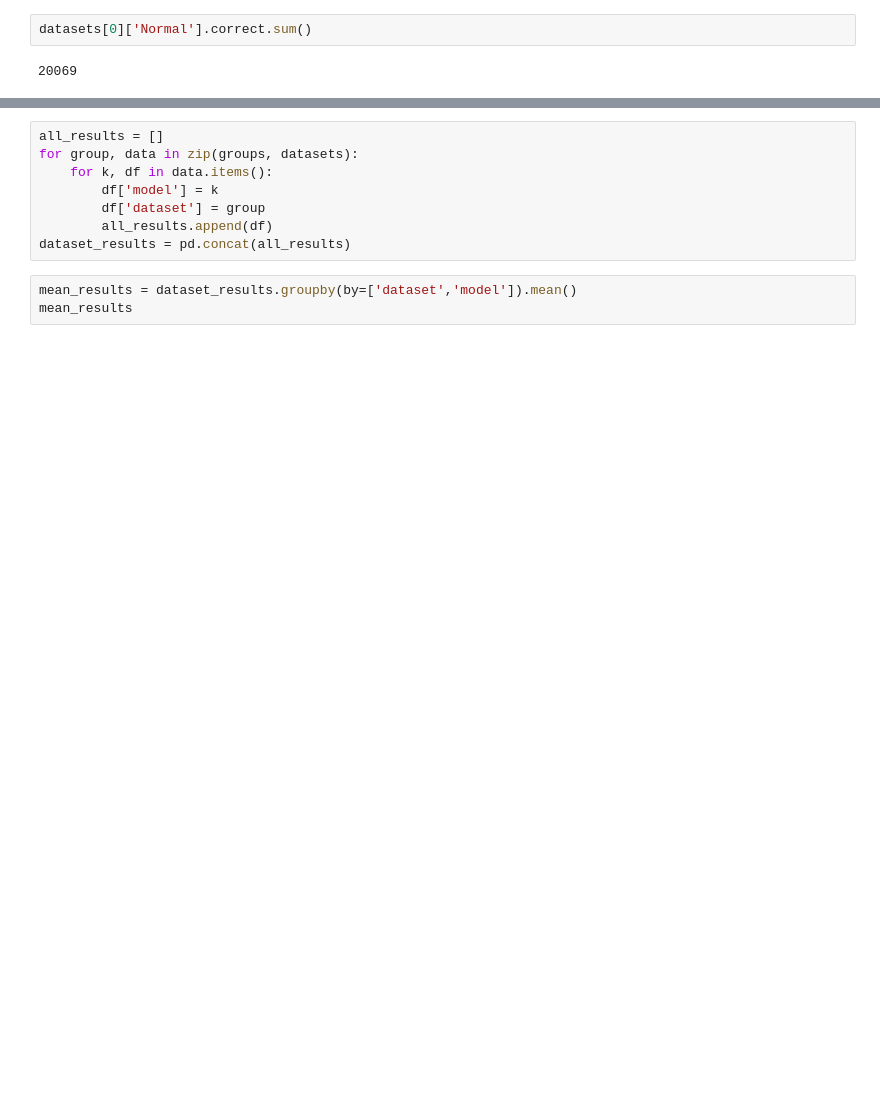
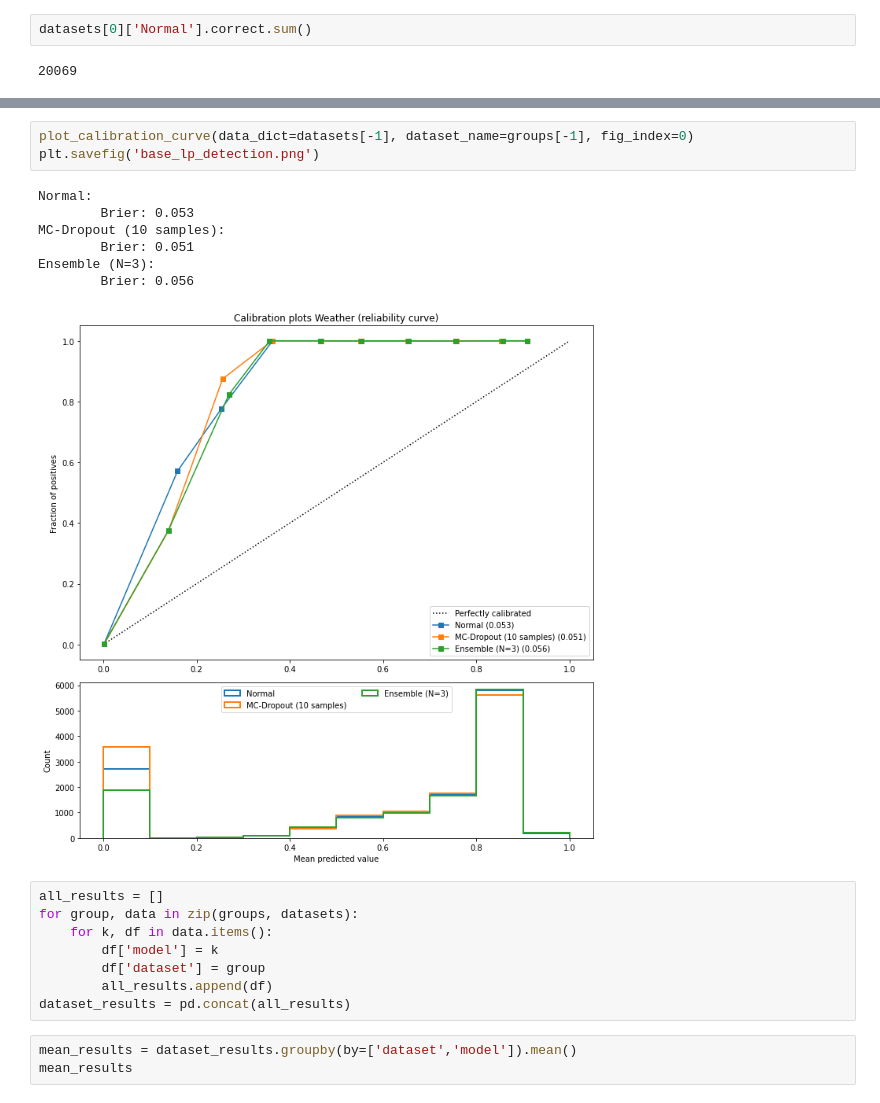
Before and after one commit to kylehiroyasu/stochastic-YOLO, a Jupyter notebook: notebooks/plots.ipynb, the cells around one changed output, grey strips where cells are left out. Saved outputs shown, nothing was run; the diff lists cells and outputs as text; blank space fills up the shorter version.

```diff
--- a/notebooks/plots.ipynb
+++ b/notebooks/plots.ipynb
@@ -158,3 +164,14 @@ Ensemble:
+# %%
+plot_calibration_curve(data_dict=datasets[-1], dataset_name=groups[-1], fig_index=0)
+plt.savefig('base_lp_detection.png')
+# %% [output]
+Normal:
+        Brier: 0.053
+MC-Dropout (10 samples):
+        Brier: 0.051
+Ensemble (N=3):
+        Brier: 0.056
+[figure, added]
 # %%
 all_results = []
 for group, data in zip(groups, datasets):
```
Also changed, not shown: parts of 12 cells of this notebook, 2 other files.
